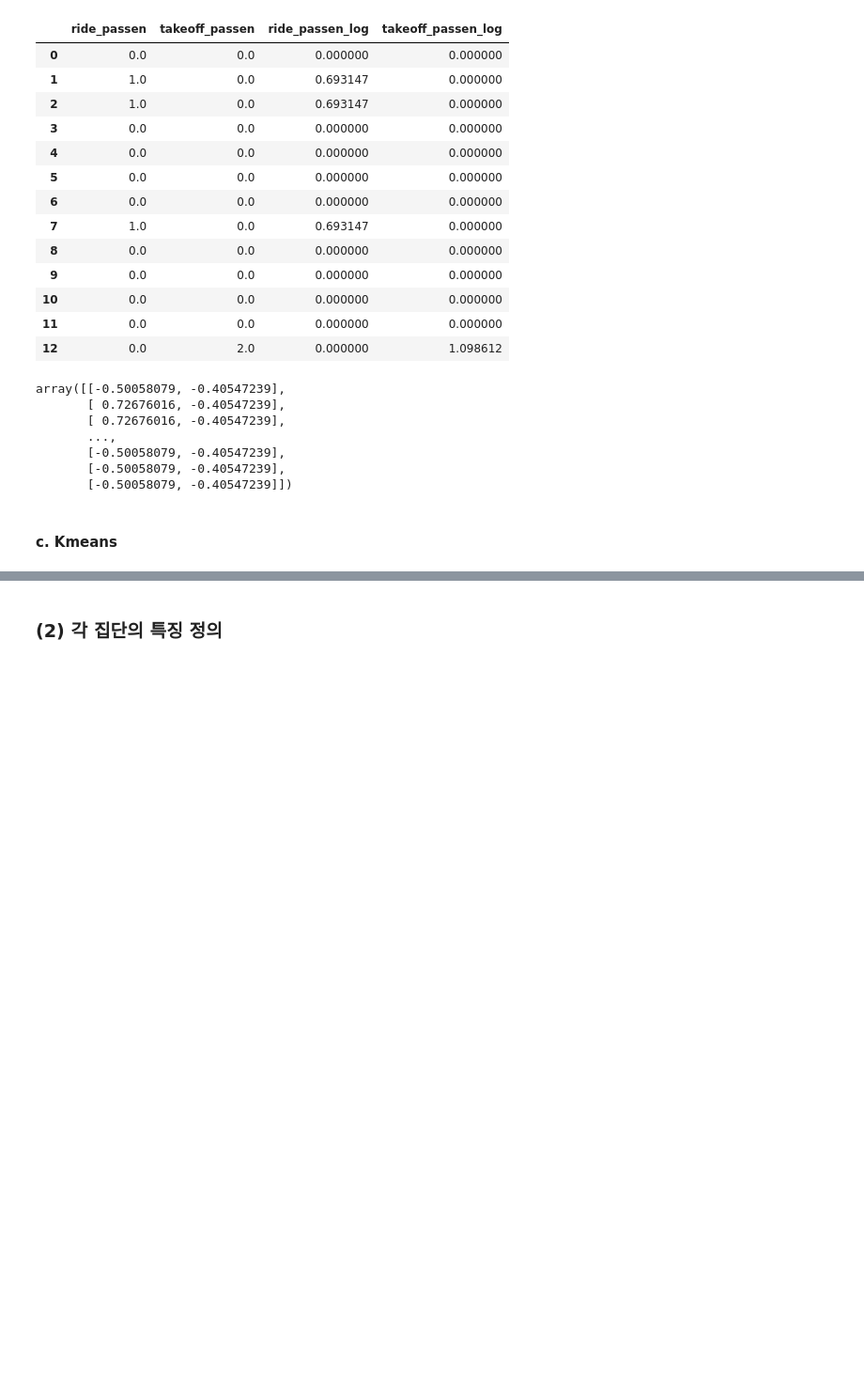
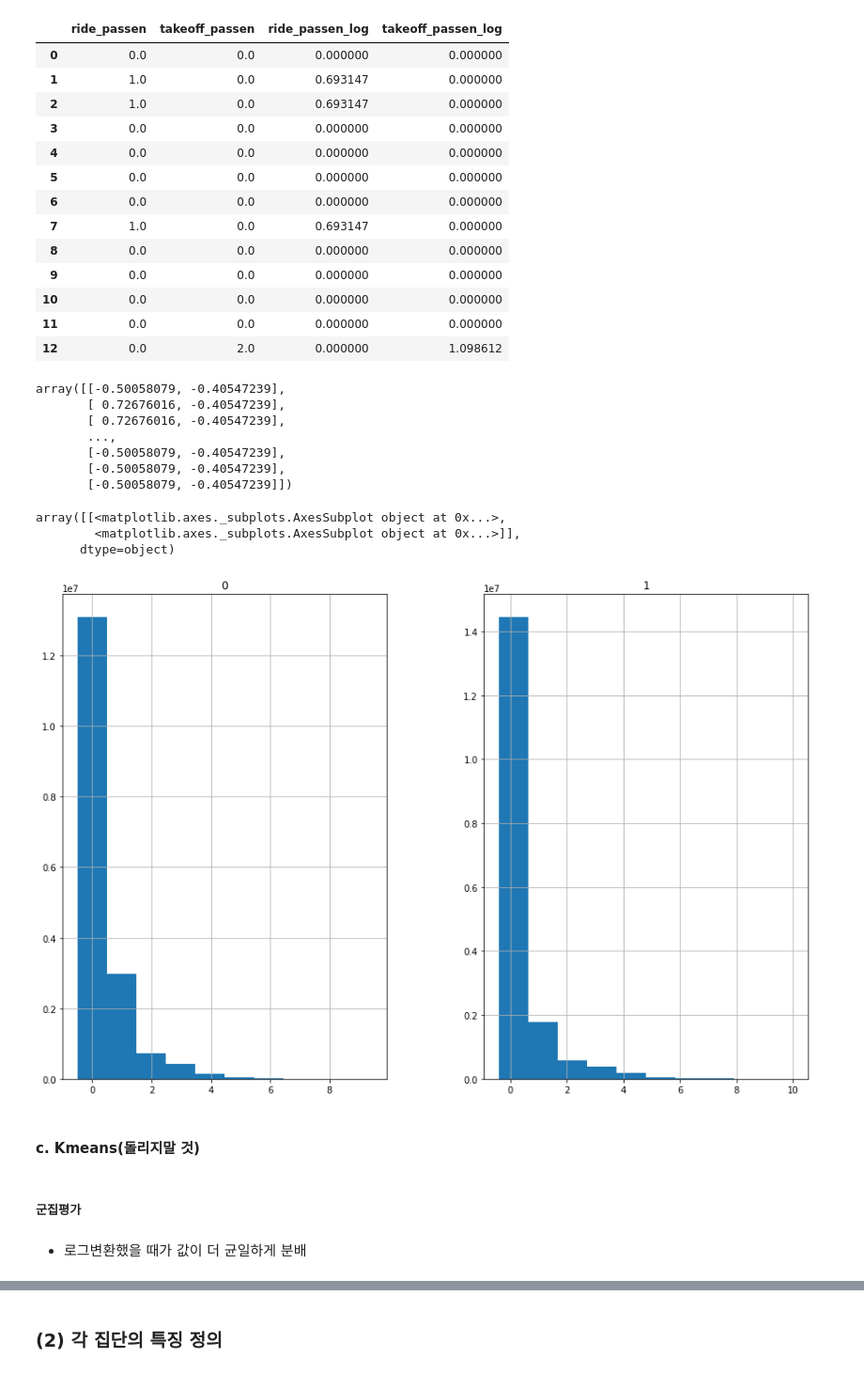
Before and after one commit to Group-Kuda/Kuda_season3, a Jupyter notebook: Project/퇴근시간 버스 승차인원 예측/code/다은/#3_퇴근시간_버스_승차인원_예측.ipynb, the cells around one changed output, grey strips where cells are left out. Shown at 94% size. Cells and saved outputs as stored; diff of their text form; code cells hidden in the pictures; blank space fills up the shorter version.

```diff
--- a/Project/퇴근시간 버스 승차인원 예측/code/다은/#3_퇴근시간_버스_승차인원_예측.ipynb
+++ b/Project/퇴근시간 버스 승차인원 예측/code/다은/#3_퇴근시간_버스_승차인원_예측.ipynb
@@ -351,0 +325,4 @@ train_melt.head()
+# %%
+## 중복제거
+train_melt.drop_duplicates(inplace=True, ignore_index=True)
+train_melt.shape #중복없음
@@ -411,8 +390,17 @@ array([[-0.50058079, -0.40547239],
        [-0.50058079, -0.40547239],
        [-0.50058079, -0.40547239],
        [-0.50058079, -0.40547239]])
+# %%
+pd.DataFrame(train_passen_scaled).hist()
+# %% [output]
+array([[<matplotlib.axes._subplots.AxesSubplot object at 0x...>,
+        <matplotlib.axes._subplots.AxesSubplot object at 0x...>]],
+      dtype=object)
+[figure, added]
 # %% [markdown]
-#### c. Kmeans
+#### c. Kmeans(돌리지말 것)
+# %% [markdown]
+##### 군집평가
 # %%
 ## Kmeans
 from sklearn.preprocessing import scale
@@ -428,3 +416,5 @@ from sklearn.metrics import silhouette_samples, silhouette_score
 #     wcss.append(kmeans.inertia_)
 
 # plt.plot(ks, wcss) # 3 또는 5 선택
+# %% [markdown]
+* 로그변환했을 때가 값이 더 균일하게 분배
```
Also changed, not shown: parts of 111 cells of this notebook.
